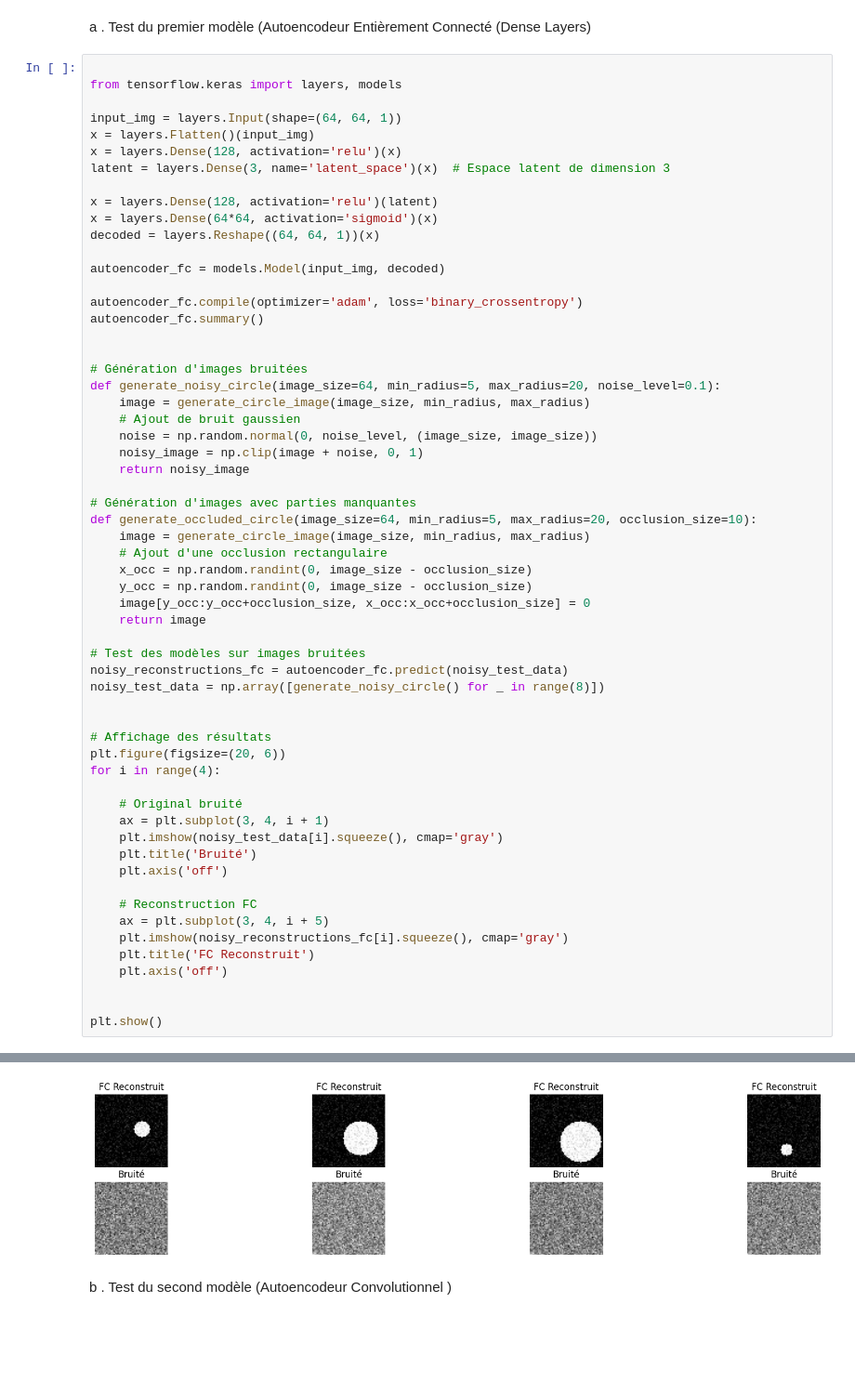
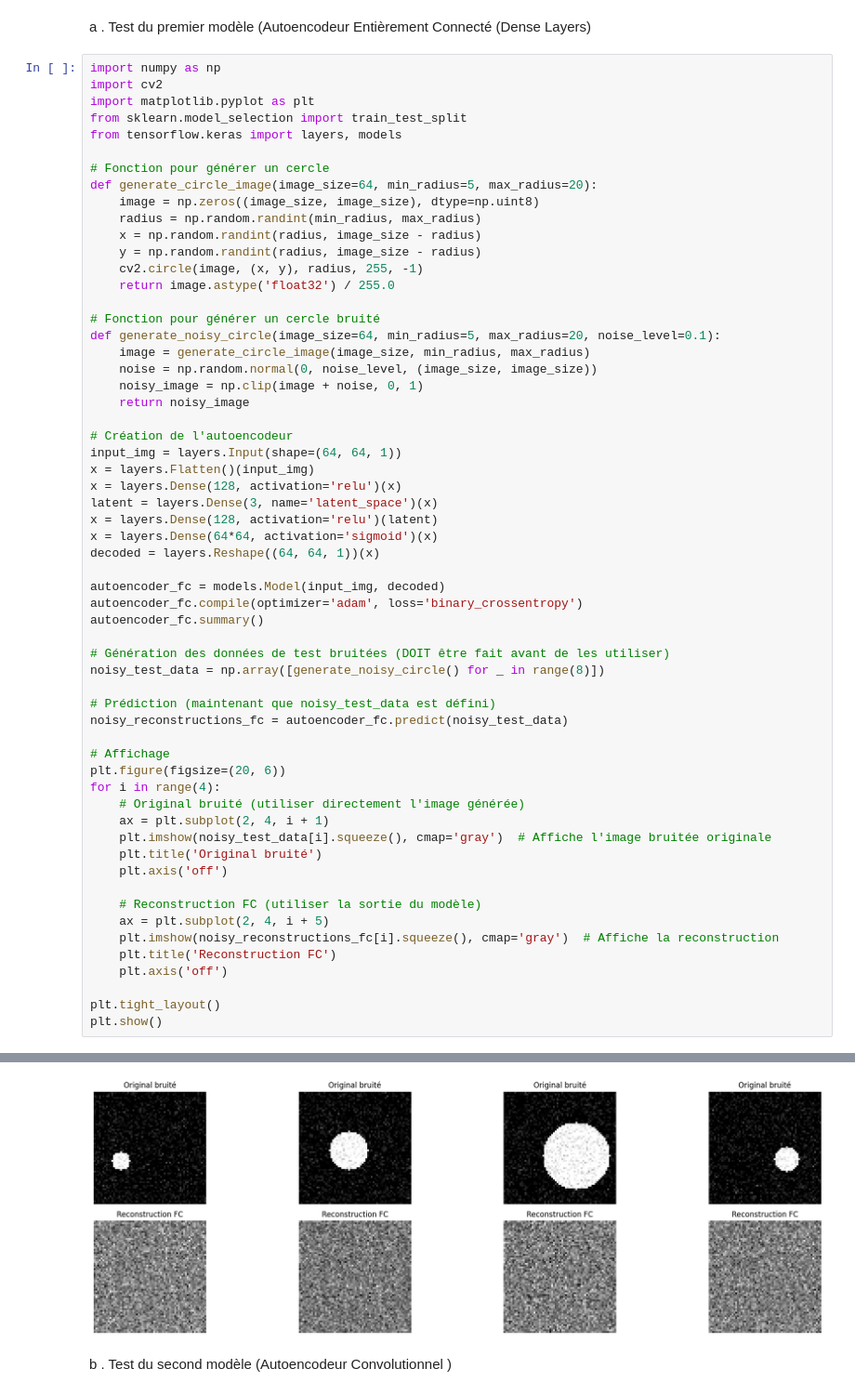
Before and after one commit to TatumLn/Puzzles_Game, a Jupyter notebook: Computer_Vision/Autoencodeurs_TP2Groupe.ipynb, the cells around one changed output, grey strips where cells are left out. Shown: that part at 93% size. Drawn from its saved outputs; the diff is of its cells as text; blank space fills up the shorter version.

```diff
--- a/Computer_Vision/Autoencodeurs_TP2Groupe.ipynb
+++ b/Computer_Vision/Autoencodeurs_TP2Groupe.ipynb
@@ -235,62 +235,62 @@ NameError: name 'autoencoder_conv' is not defined
 # %% [markdown]
 a . Test du premier modèle (Autoencodeur Entièrement Connecté (Dense Layers)
 # %%
-
+import numpy as np
+import cv2
+import matplotlib.pyplot as plt
+from sklearn.model_selection import train_test_split
 from tensorflow.keras import layers, models
 
+# Fonction pour générer un cercle
+def generate_circle_image(image_size=64, min_radius=5, max_radius=20):
+    image = np.zeros((image_size, image_size), dtype=np.uint8)
+    radius = np.random.randint(min_radius, max_radius)
+    x = np.random.randint(radius, image_size - radius)
+    y = np.random.randint(radius, image_size - radius)
+    cv2.circle(image, (x, y), radius, 255, -1)
+    return image.astype('float32') / 255.0
+
+# Fonction pour générer un cercle bruité
+def generate_noisy_circle(image_size=64, min_radius=5, max_radius=20, noise_level=0.1):
+    image = generate_circle_image(image_size, min_radius, max_radius)
+    noise = np.random.normal(0, noise_level, (image_size, image_size))
+    noisy_image = np.clip(image + noise, 0, 1)
+    return noisy_image
+
+# Création de l'autoencodeur
 input_img = layers.Input(shape=(64, 64, 1))
 x = layers.Flatten()(input_img)
 x = layers.Dense(128, activation='relu')(x)
-latent = layers.Dense(3, name='latent_space')(x)  # Espace latent de dimension 3
-
+latent = layers.Dense(3, name='latent_space')(x)
 x = layers.Dense(128, activation='relu')(latent)
 x = layers.Dense(64*64, activation='sigmoid')(x)
 decoded = layers.Reshape((64, 64, 1))(x)
 
 autoencoder_fc = models.Model(input_img, decoded)
-
 autoencoder_fc.compile(optimizer='adam', loss='binary_crossentropy')
 autoencoder_fc.summary()
 
-
-# Génération d'images bruitées
-def generate_noisy_circle(image_size=64, min_radius=5, max_radius=20, noise_level=0.1):
-    image = generate_circle_image(image_size, min_radius, max_radius)
-    # Ajout de bruit gaussien
-    noise = np.random.normal(0, noise_level, (image_size, image_size))
-    noisy_image = np.clip(image + noise, 0, 1)
-    return noisy_image
-
-# Génération d'images avec parties manquantes
-def generate_occluded_circle(image_size=64, min_radius=5, max_radius=20, occlusion_size=10):
-    image = generate_circle_image(image_size, min_radius, max_radius)
-    # Ajout d'une occlusion rectangulaire
-    x_occ = np.random.randint(0, image_size - occlusion_size)
-    y_occ = np.random.randint(0, image_size - occlusion_size)
-    image[y_occ:y_occ+occlusion_size, x_occ:x_occ+occlusion_size] = 0
-    return image
-
-# Test des modèles sur images bruitées
-noisy_reconstructions_fc = autoencoder_fc.predict(noisy_test_data)
+# Génération des données de test bruitées (DOIT être fait avant de les utiliser)
 noisy_test_data = np.array([generate_noisy_circle() for _ in range(8)])
 
+# Prédiction (maintenant que noisy_test_data est défini)
+noisy_reconstructions_fc = autoencoder_fc.predict(noisy_test_data)
 
-# Affichage des résultats
+# Affichage
 plt.figure(figsize=(20, 6))
 for i in range(4):
-
-    # Original bruité
-    ax = plt.subplot(3, 4, i + 1)
-    plt.imshow(noisy_test_data[i].squeeze(), cmap='gray')
-    plt.title('Bruité')
+    # Original bruité (utiliser directement l'image générée)
+    ax = plt.subplot(2, 4, i + 1)
+    plt.imshow(noisy_test_data[i].squeeze(), cmap='gray')  # Affiche l'image bruitée originale
+    plt.title('Original bruité')
     plt.axis('off')
 
-    # Reconstruction FC
-    ax = plt.subplot(3, 4, i + 5)
-    plt.imshow(noisy_reconstructions_fc[i].squeeze(), cmap='gray')
-    plt.title('FC Reconstruit')
+    # Reconstruction FC (utiliser la sortie du modèle)
+    ax = plt.subplot(2, 4, i + 5)
+    plt.imshow(noisy_reconstructions_fc[i].squeeze(), cmap='gray')  # Affiche la reconstruction
+    plt.title('Reconstruction FC')
     plt.axis('off')
 
-
+plt.tight_layout()
 plt.show()
 # %% [output]
@@ -320,4 +320,4 @@ WARNING:tensorflow:6 out of the last 6 calls to <function TensorFlowTrainer.make
-[figure, old version]
+[figure, new version]
 # %% [markdown]
 b . Test du second modèle (Autoencodeur Convolutionnel
 )
```
Also changed, not shown: parts of 3 cells of this notebook.
